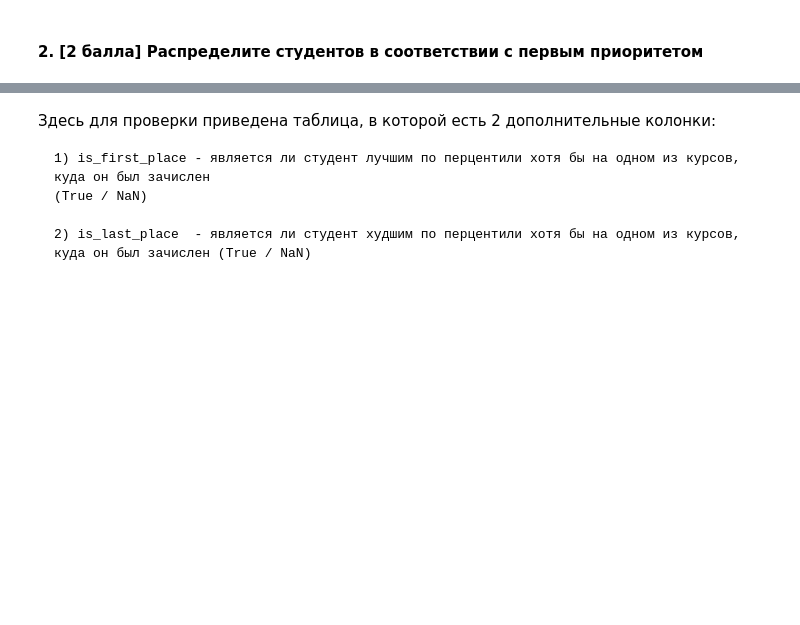
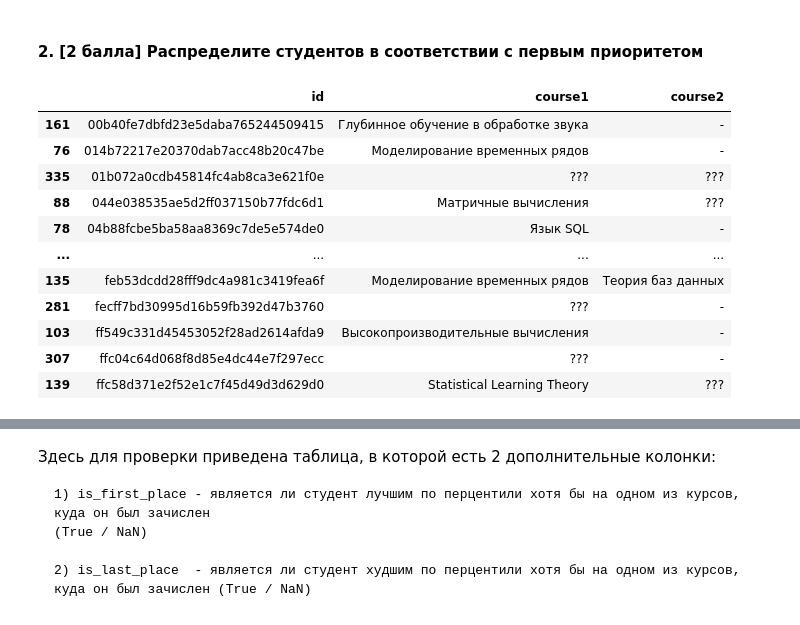
Before and after one commit to leakedog/collab, a Jupyter notebook: 2024-fall/homework-practice/homework-practice-01-tabular/homework-practice-01-pandas.ipynb, the cells around one changed output, grey strips where cells are left out. Cells and saved outputs as stored; diff of their text form; code cells hidden in the pictures; blank space fills up the shorter version.

```diff
--- a/2024-fall/homework-practice/homework-practice-01-tabular/homework-practice-01-pandas.ipynb
+++ b/2024-fall/homework-practice/homework-practice-01-tabular/homework-practice-01-pandas.ipynb
@@ -497,3 +493,12 @@ assert df.isna().sum().sum() == 0, 'В таблице остались проп
+# %%
+required_2_spec = [172, 173]
+
+df["fall_subj_cnt"] = np.where(
+    (df["17_group"].isin(required_2_spec)) |
+    ((df["18_group"] != 0) & ((df["is_mi"] != 0) | (df["is_ml_student"] != 0))),
+    2,
+    1
+)
 # %% [markdown]
 Проверка:
 # %%
@@ -509,0 +513,89 @@ assert(df[df['id'] == 'e4caca755ee0bdd711e18fb8084958b5'][col_name] == 1).all()
+# %%
+left_for_course = {
+    'Statistical Learning Theory' : 60,
+    'Высокопроизводительных вычислений' : 60,
+    'Анализа неструктурированных данных' : np.inf
+}
+all_courses = both | only_17 | only_18
+
+for course in all_courses:
+  if course not in left_for_course:
+    left_for_course[course] = 30
+course_left = pd.Series(left_for_course, dtype="float64")   # Series удобнее обновлять
+
+
+fall_cols = ["fall_1", "fall_2", "fall_3"]
+
+df_waves = dict()
+
+def create_wave(col: str, mask, wave: int):
+  out = df.loc[mask, ["id", "rating", col]].rename(columns={col: "course"})
+  out = out[out["course"] != '']
+  out["wave"] = wave
+  return out
+
+waves = [
+    create_wave("fall_1", df["fall_subj_cnt"] >= 1, 1),
+    create_wave("fall_2", df["fall_subj_cnt"] == 2, 1),
+    #--------------------#
+    create_wave("fall_2", df["fall_subj_cnt"] == 1, 2),
+    create_wave("fall_3", df["fall_subj_cnt"] == 2, 2),
+    #---------------------#
+    create_wave("fall_3", df["fall_subj_cnt"] == 1, 3),
+]
+waves = pd.concat(waves)
+waves.sort_index()
+
+selected_rows = []
+df["fall_left"] = df["fall_subj_cnt"]
+for w in [1, 2, 3]:
+  wave_df = waves[waves["wave"] == w].copy()
+  wave_df = wave_df.merge(df[["id", "fall_left"]], on="id")
+  wave_df = wave_df[wave_df["fall_left"] > 0]
+
+  wave_df["rank"] = wave_df.groupby("course")["rating"].rank("first", ascending=False)
+  wave_df["cap"] = wave_df["course"].map(course_left)
+  picked = wave_df[(wave_df["rank"] <= wave_df["cap"]) | np.isinf(wave_df["cap"])]
+
+
+  course_taken = picked["course"].value_counts()
+  finite_mask = ~np.isinf(course_left)
+  course_left.loc[finite_mask] = (
+      course_left.loc[finite_mask] - course_taken.reindex(course_left.index, fill_value=0)
+  ).clip(lower=0)
+
+  per_student = picked["id"].value_counts()
+  df["fall_left"] -= df["id"].map(per_student).fillna(0).astype(int)
+
+  selected_rows.append(picked[["id", "course"]])
+
+selected = pd.concat(selected_rows, ignore_index=True) if selected_rows else pd.DataFrame(columns=["id", "course"])
+courses_per_student = selected.groupby("id")["course"].apply(list)
+def pack(row):
+    needed = row["fall_subj_cnt"]
+    courses = courses_per_student.get(row.name, [])
+    if len(courses) < needed:
+        courses += ["???"] * (needed - len(courses))
+    if needed == 1:
+        return pd.Series([courses[0], "-"])
+    else:
+        return pd.Series(courses[:2])
+
+df[["course1", "course2"]] = df.apply(pack, axis=1)
+
+out = df[["id", "course1", "course2"]]
+out.to_csv("res_fall.csv", index=False)
+out
+# %% [output]
+|  | id | course1 | course2 |
+| 161 | 00b40fe7dbfd23e5daba765244509415 | Глубинное обучение в обработке звука | - |
+| 76 | 014b72217e20370dab7acc48b20c47be | Моделирование временных рядов | - |
+| 335 | 01b072a0cdb45814fc4ab8ca3e621f0e | ??? | ??? |
+| 88 | 044e038535ae5d2ff037150b77fdc6d1 | Матричные вычисления | ??? |
+| 78 | 04b88fcbe5ba58aa8369c7de5e574de0 | Язык SQL | - |
+| ... | ... | ... | ... |
+| 135 | feb53dcdd28fff9dc4a981c3419fea6f | Моделирование временных рядов | Теория баз данных |
+| 281 | fecff7bd30995d16b59fb392d47b3760 | ??? | - |
+| 103 | ff549c331d45453052f28ad2614afda9 | Высокопроизводительные вычисления | - |
+| 307 | ffc04c64d068f8d85e4dc44e7f297ecc | ??? | - |
+| 139 | ffc58d371e2f52e1c7f45d49d3d629d0 | Statistical Learning Theory | ??? |
```
Also changed, not shown: parts of 8 cells of this notebook.
